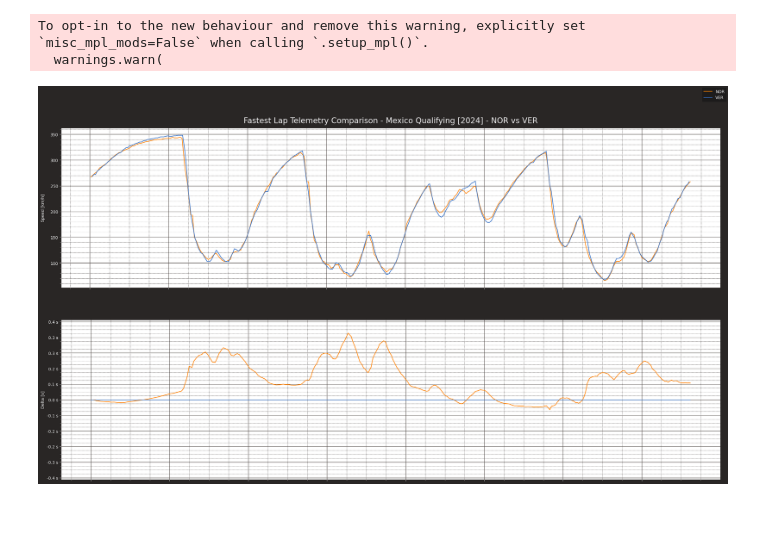
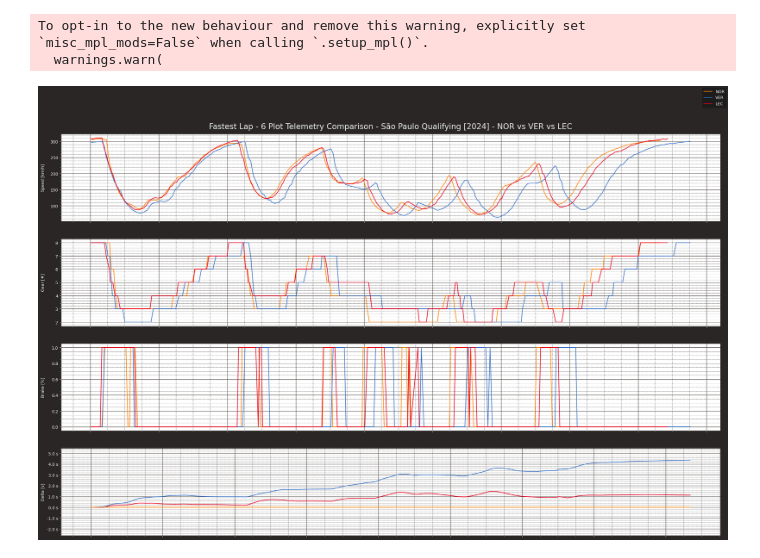
Before and after one commit to CharlotteGithub-prog/mclaren-performance-analysis-2024, a Jupyter notebook: plots/plot_telemetry.ipynb, the cells around one changed output. Cells and saved outputs as stored; diff of their text form; code cells hidden in the pictures; blank space fills up the shorter version.

Commit message:
Add three way driver comparison

```diff
--- a/plots/plot_telemetry.ipynb
+++ b/plots/plot_telemetry.ipynb
@@ -25,7 +25,7 @@ cache_path = '/Users/charlotte/Desktop/mclaren-performance-analysis-2024/cache'
 ff1.Cache.enable_cache(cache_path)
 # %%
 # Define target session
-year, grand_prix, session = 2024, 'Mexico', 'Q'
+year, grand_prix, session = 2024, 'São Paulo', 'Q'
 
 # Load target session
 target_session = ff1.get_session(year, grand_prix, session)
@@ -33,5 +33,7 @@ target_session.load(telemetry=True)
 
 # Define target drivers
 driver_1, driver_2 = 'NOR', 'VER'
+driver_3 = 'LEC'
+
 team_1, team_2, team_3 = 'McLaren', 'Ferrari', 'Red Bull Racing'
 # %% [output]
@@ -61,6 +59,7 @@ def lighten_color(color, amount=0.5):
 # Retrieve team colors from target_session.results based on driver abbreviations
 team_color_1 = '#' + target_session.results[target_session.results['Abbreviation'] == driver_1].iloc[0]['TeamColor']
 team_color_2 = '#' + target_session.results[target_session.results['Abbreviation'] == driver_2].iloc[0]['TeamColor']
+team_color_3 = '#' + target_session.results[target_session.results['Abbreviation'] == driver_3].iloc[0]['TeamColor']
 
 # If drivers for analysis are from the same team then adjust driver_2 colour
 if team_color_1 == team_color_2:
@@ -82,10 +81,12 @@ telemetry.head()
 # Access selected driver fastest laps
 laps_driver_1 = target_session.laps.pick_drivers(driver_1).pick_fastest()
 laps_driver_2 = target_session.laps.pick_drivers(driver_2).pick_fastest()
+laps_driver_3 = target_session.laps.pick_drivers(driver_3).pick_fastest()
 
 # Retrieve the telemetry and add the distance column
 telemetry_driver_1 = laps_driver_1.get_car_data().add_distance()
 telemetry_driver_2 = laps_driver_2.get_car_data().add_distance()
+telemetry_driver_3 = laps_driver_3.get_car_data().add_distance()
 # %%
 # Identify session type analysed for title in more legible way
 session_types = {
@@ -132,74 +135,82 @@ y_limit = max_delta * 1.2  # 20% extra
 # Plot Telemetry
 plotting.setup_mpl(color_scheme='fastf1')
 
-subplots_number = 2 # Adjust to match number of plots included
-fig, ax = plt.subplots(subplots_number,figsize=(24,14))
+subplots_number = 4 # Adjust to match number of plots included
+fig, ax = plt.subplots(subplots_number,figsize=(24,16))
 
 background = "white"
 title_color = 'silver' # '#6441a5'
 
 ax[0].set_facecolor(background)
-# ax[1].set_facecolor(background)
-# ax[2].set_facecolor(background)
-# ax[3].set_facecolor(background)
+ax[1].set_facecolor(background)
+ax[2].set_facecolor(background)
+ax[3].set_facecolor(background)
 # ax[4].set_facecolor(background)
 # ax[5].set_facecolor(background)
-ax[1].set_facecolor(background)
+# ax[6].set_facecolor(background)
 
 
 ax[0].plot(telemetry_driver_1['Time'], telemetry_driver_1['Speed'], color=team_color_1, linestyle='-', label=driver_1)
 ax[0].plot(telemetry_driver_2['Time'], telemetry_driver_2['Speed'], color=team_color_2, linestyle='-', label=driver_2)
+ax[0].plot(telemetry_driver_3['Time'], telemetry_driver_3['Speed'], color=team_color_3, linestyle='-', label=driver_3)
 
 # ax[1].plot(telemetry_driver_1['Time'], telemetry_driver_1['RPM'], color=team_color_1, linestyle='-', label=driver_1)
 # ax[1].plot(telemetry_driver_2['Time'], telemetry_driver_2['RPM'], color=team_color_2, linestyle='-', label=driver_2)
+# ax[1].plot(telemetry_driver_3['Time'], telemetry_driver_3['RPM'], color=team_color_3, linestyle='-', label=driver_3)
 
-# ax[2].plot(telemetry_driver_1['Time'], telemetry_driver_1['nGear'], color=team_color_1, linestyle='-', label=driver_1)
-# ax[2].plot(telemetry_driver_2['Time'], telemetry_driver_2['nGear'], color=team_color_2, linestyle='-', label=driver_2)
+ax[1].plot(telemetry_driver_1['Time'], telemetry_driver_1['nGear'], color=team_color_1, linestyle='-', label=driver_1)
+ax[1].plot(telemetry_driver_2['Time'], telemetry_driver_2['nGear'], color=team_color_2, linestyle='-', label=driver_2)
+ax[1].plot(telemetry_driver_3['Time'], telemetry_driver_3['nGear'], color=team_color_3, linestyle='-', label=driver_3)
 
 # ax[3].plot(telemetry_driver_1['Time'], telemetry_driver_1['Throttle'], color=team_color_1, linestyle='-', label=driver_1)
 # ax[3].plot(telemetry_driver_2['Time'], telemetry_driver_2['Throttle'], color=team_color_2, linestyle='-', label=driver_2)
+# ax[3].plot(telemetry_driver_3['Time'], telemetry_driver_3['Throttle'], color=team_color_3, linestyle='-', label=driver_3)
 
-# ax[4].plot(telemetry_driver_1['Time'], telemetry_driver_1['Brake'], color=team_color_1, linestyle='-', label=driver_1)
-# ax[4].plot(telemetry_driver_2['Time'], telemetry_driver_2['Brake'], color=team_color_2, linestyle='-', label=driver_2)
+ax[2].plot(telemetry_driver_1['Time'], telemetry_driver_1['Brake'], color=team_color_1, linestyle='-', label=driver_1)
+ax[2].plot(telemetry_driver_2['Time'], telemetry_driver_2['Brake'], color=team_color_2, linestyle='-', label=driver_2)
+ax[2].plot(telemetry_driver_3['Time'], telemetry_driver_3['Brake'], color=team_color_3, linestyle='-', label=driver_3)
 
 # ax[5].plot(telemetry_driver_1['Time'], telemetry_driver_1['DRS'], color=team_color_1, linestyle='-', label=driver_1)
 # ax[5].plot(telemetry_driver_2['Time'], telemetry_driver_2['DRS'], color=team_color_2, linestyle='-', label=driver_2)
 
 # Plot Delta Time with centered y-axis in seconds
-ax[1].plot(ref_tel['Time'], delta_time_seconds, color=delta_line_color, linestyle='-', label=f"Delta Time ({compare_driver} vs {ref_driver})")
-ax[1].plot(ref_tel['Time'], np.zeros_like(ref_tel['Time']), color=base_line_color, linestyle='-', label=f"{ref_driver} (faster)")
-ax[1].set_ylim(-y_limit, y_limit)  # Center y-axis around 0 with 20% margin
-ax[1].yaxis.set_major_formatter(plt.FuncFormatter(lambda x, _: f"{x:.1f} s"))
+ax[3].plot(ref_tel['Time'], delta_time_seconds_1, color=delta_line_color_1, linestyle='-', label=f"Delta Time ({compare_driver_1} vs {ref_driver})")
+ax[3].plot(ref_tel['Time'], delta_time_seconds_2, color=delta_line_color_2, linestyle='-', label=f"Delta Time ({compare_driver_2} vs {ref_driver})")
+ax[3].plot(ref_tel['Time'], np.zeros_like(ref_tel['Time']), color=base_line_color, linestyle='-', label=f"{ref_driver} (faster)")
+ax[3].set_ylim(-y_lower_limit, y_upper_limit)  # Center y-axis around 0 with 20% margin
+ax[3].yaxis.set_major_formatter(plt.FuncFormatter(lambda x, _: f"{x:.1f} s"))
 
 ax[0].set_ylabel("Speed [km/h]")
 # ax[1].set_ylabel("RPM [#]")
-# ax[2].set_ylabel("Gear [#]")
+ax[1].set_ylabel("Gear [#]")
 # ax[3].set_ylabel("Throttle [%]")
-# ax[4].set_ylabel("Brake [%]")
+ax[2].set_ylabel("Brake [%]")
 # ax[5].set_ylabel("DRS")
-ax[1].set_ylabel("Delta [s]")
+ax[3].set_ylabel("Delta [s]")
 
 ax[0].get_xaxis().set_ticklabels([])
-# ax[1].get_xaxis().set_ticklabels([])
-# ax[2].get_xaxis().set_ticklabels([])
-# ax[3].get_xaxis().set_ticklabels([])
+ax[1].get_xaxis().set_ticklabels([])
+ax[2].get_xaxis().set_ticklabels([])
+ax[3].get_xaxis().set_ticklabels([])
 # ax[4].get_xaxis().set_ticklabels([])
 # ax[5].get_xaxis().set_ticklabels([])
-ax[1].get_xaxis().set_ticklabels([])
+# ax[6].get_xaxis().set_ticklabels([])
 
 fig.align_ylabels()
 
-fig.legend([driver_1,driver_2])
+fig.legend([driver_1,driver_2, driver_3])
 
 
-plot_title = 'Fastest Lap Telemetry Comparison - '+grand_prix+' '+session_type+' ['+str(year)+'] - '+driver_1+' vs '+driver_2
+plot_title = 'Fastest Lap - 6 Plot Telemetry Comparison - '+grand_prix+' '+session_type+' ['+str(year)+'] - '+driver_1+' vs '+driver_2+' vs '+driver_3
 ax[0].title.set_text(plot_title)
 plt.subplots_adjust(left=0.06 ,right=0.99, top=0.9, bottom=0.05)
 
-# UPDATE - save plot
-file_name = '/Users/charlotte/Desktop/'+driver_1+'-vs-'+driver_2+'_'+grand_prix+'_'+session_type+'_driver-telemetry-comparison.png'
+year_str = str(year)
+
+# UPDATE - save plot, year
+file_name = '/Users/charlotte/Desktop/'+driver_1+'-vs-'+driver_2+'-vs-'+driver_3+'_'+grand_prix+'_'+session_type+'_driver-telemetry-comparison'+year_str+'.png'
 plt.savefig(file_name, dpi=300)  # bbox_inches='tight'
 # %% [output]
 To opt-in to the new behaviour and remove this warning, explicitly set `misc_mpl_mods=False` when calling `.setup_mpl()`.
   warnings.warn(
-[figure, old version]
+[figure, new version]
```
Also changed, not shown: parts of 4 cells of this notebook, 1 other file.
